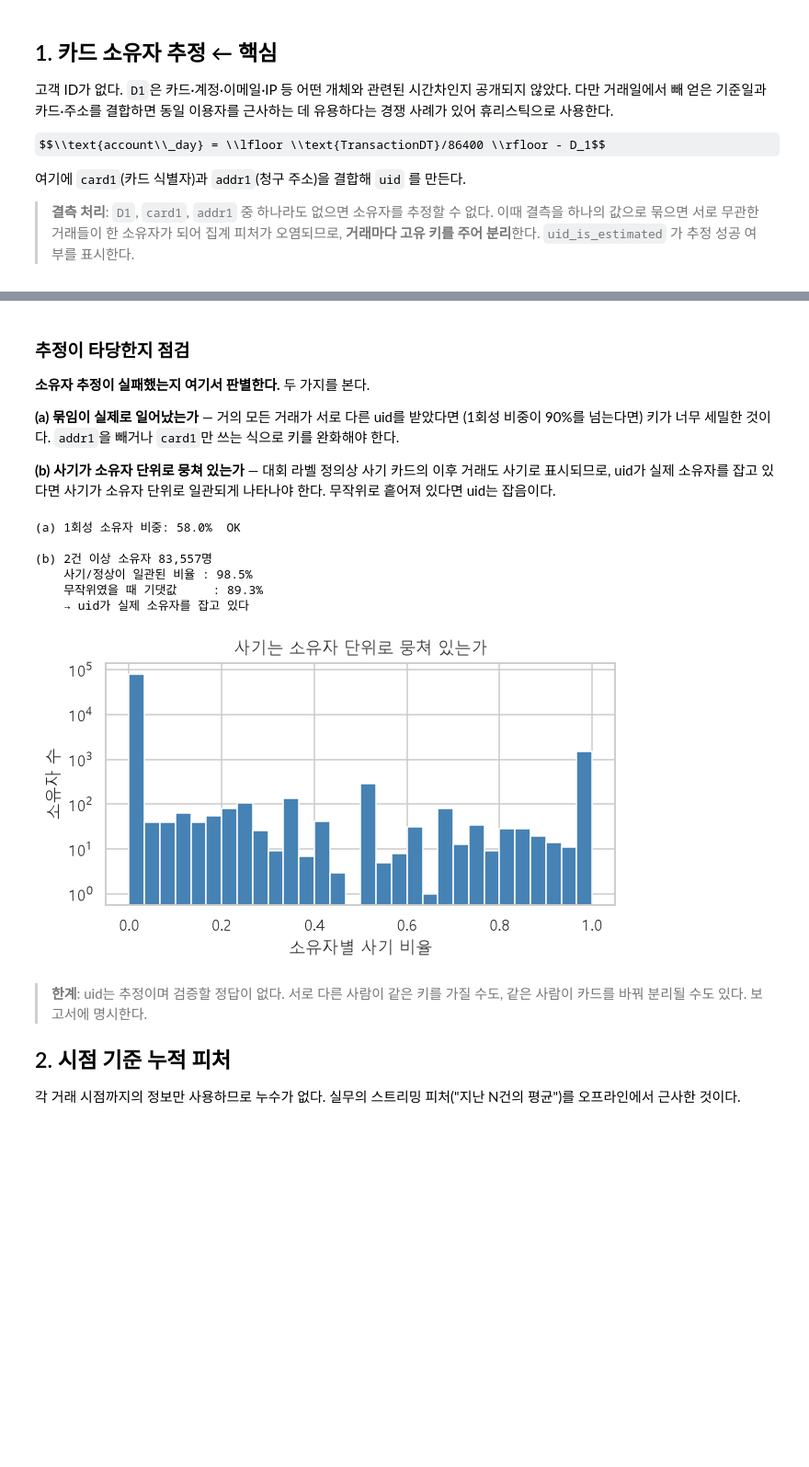
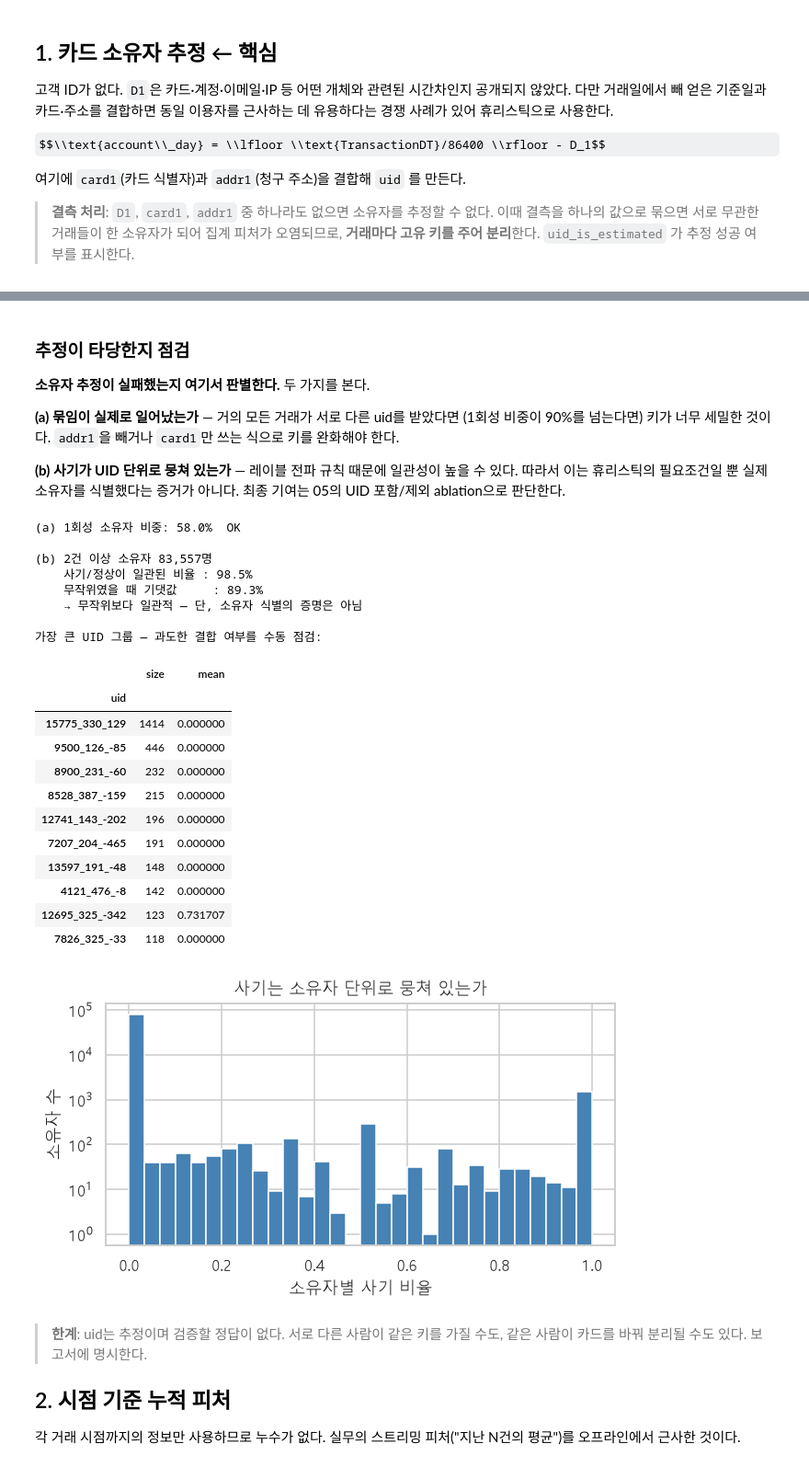
Before and after one commit to rhys3680-cell/fraud-detection-report, a Jupyter notebook: notebooks/04_features.ipynb, the cells around one changed output, grey strips where cells are left out. Shown at 92% size. Saved outputs shown, nothing was run; the diff lists cells and outputs as text; code cells hidden in the pictures; some formulas as TeX source; blank space fills up the shorter version.

```diff
--- a/notebooks/04_features.ipynb
+++ b/notebooks/04_features.ipynb
@@ -123,41 +123,59 @@ print(f"  1회성 비중 {(sizes_est == 1).mean():.1%}")
 (1회성 비중이 90%를 넘는다면) 키가 너무 세밀한 것이다. `addr1`을 빼거나
 `card1`만 쓰는 식으로 키를 완화해야 한다.
 
-**(b) 사기가 소유자 단위로 뭉쳐 있는가** — 대회 라벨 정의상 사기 카드의
-이후 거래도 사기로 표시되므로, uid가 실제 소유자를 잡고 있다면 사기가
-소유자 단위로 일관되게 나타나야 한다. 무작위로 흩어져 있다면 uid는 잡음이다.
+**(b) 사기가 UID 단위로 뭉쳐 있는가** — 레이블 전파 규칙 때문에 일관성이 높을 수 있다.
+따라서 이는 휴리스틱의 필요조건일 뿐 실제 소유자를 식별했다는 증거가 아니다.
+최종 기여는 05의 UID 포함/제외 ablation으로 판단한다.
 # %%
 uid_fraud = est.groupby(features.UID_COL, observed=True)[TARGET].agg(["size", "mean"])
 multi = uid_fraud[uid_fraud["size"] >= 2]
 
 one_off = (uid_fraud["size"] == 1).mean()
 print(f"(a) 1회성 소유자 비중: {one_off:.1%}", end="  ")
 print("← 90% 넘으면 키가 너무 세밀함 (addr1 제외 검토)" if one_off > 0.9 else "OK")
 
 if len(multi) == 0:
     print("\n2건 이상 소유자가 없어 (b) 점검 불가 — 키 재설계 필요")
 else:
     pure = ((multi["mean"] == 0) | (multi["mean"] == 1)).mean()
     # 같은 크기 그룹을 무작위로 만들었을 때의 기댓값과 비교해야 의미가 있다
     fr = est[TARGET].mean()
     exp_pure = ((1 - fr) ** multi["size"] + fr ** multi["size"]).mean()
     print(f"\n(b) 2건 이상 소유자 {len(multi):,}명")
     print(f"    사기/정상이 일관된 비율 : {pure:.1%}")
     print(f"    무작위였을 때 기댓값     : {exp_pure:.1%}")
-    print(f"    → {'uid가 실제 소유자를 잡고 있다' if pure > exp_pure + 0.02 else '무작위와 구분되지 않음 — 키 재설계 필요'}")
+    print(f"    → {'무작위보다 일관적 — 단, 소유자 식별의 증명은 아님' if pure > exp_pure + 0.02 else '무작위와 구분되지 않음 — 키 재설계 필요'}")
+
+    largest = multi.sort_values("size", ascending=False).head(10)
+    print("\n가장 큰 UID 그룹 — 과도한 결합 여부를 수동 점검:")
+    display(largest)
 
     fig, ax = plt.subplots(figsize=(6, 3.5))
     ax.hist(multi["mean"], bins=30, color="steelblue")
     ax.set_xlabel("소유자별 사기 비율"); ax.set_ylabel("소유자 수"); ax.set_yscale("log")
     ax.set_title("사기는 소유자 단위로 뭉쳐 있는가")
     plt.tight_layout(); plt.show()
 # %% [output]
 (a) 1회성 소유자 비중: 58.0%  OK
 
 (b) 2건 이상 소유자 83,557명
     사기/정상이 일관된 비율 : 98.5%
     무작위였을 때 기댓값     : 89.3%
-    → uid가 실제 소유자를 잡고 있다
+    → 무작위보다 일관적 — 단, 소유자 식별의 증명은 아님
+
+가장 큰 UID 그룹 — 과도한 결합 여부를 수동 점검:
+|  | size | mean |
+| uid |  |  |
+| 15775_330_129 | 1414 | 0.000000 |
+| 9500_126_-85 | 446 | 0.000000 |
+| 8900_231_-60 | 232 | 0.000000 |
+| 8528_387_-159 | 215 | 0.000000 |
+| 12741_143_-202 | 196 | 0.000000 |
+| 7207_204_-465 | 191 | 0.000000 |
+| 13597_191_-48 | 148 | 0.000000 |
+| 4121_476_-8 | 142 | 0.000000 |
+| 12695_325_-342 | 123 | 0.731707 |
+| 7826_325_-33 | 118 | 0.000000 |
 [figure]
 # %% [markdown]
 > **한계**: uid는 추정이며 검증할 정답이 없다. 서로 다른 사람이 같은 키를
```
Also changed, not shown: parts of 6 cells of this notebook, 1 other file.
